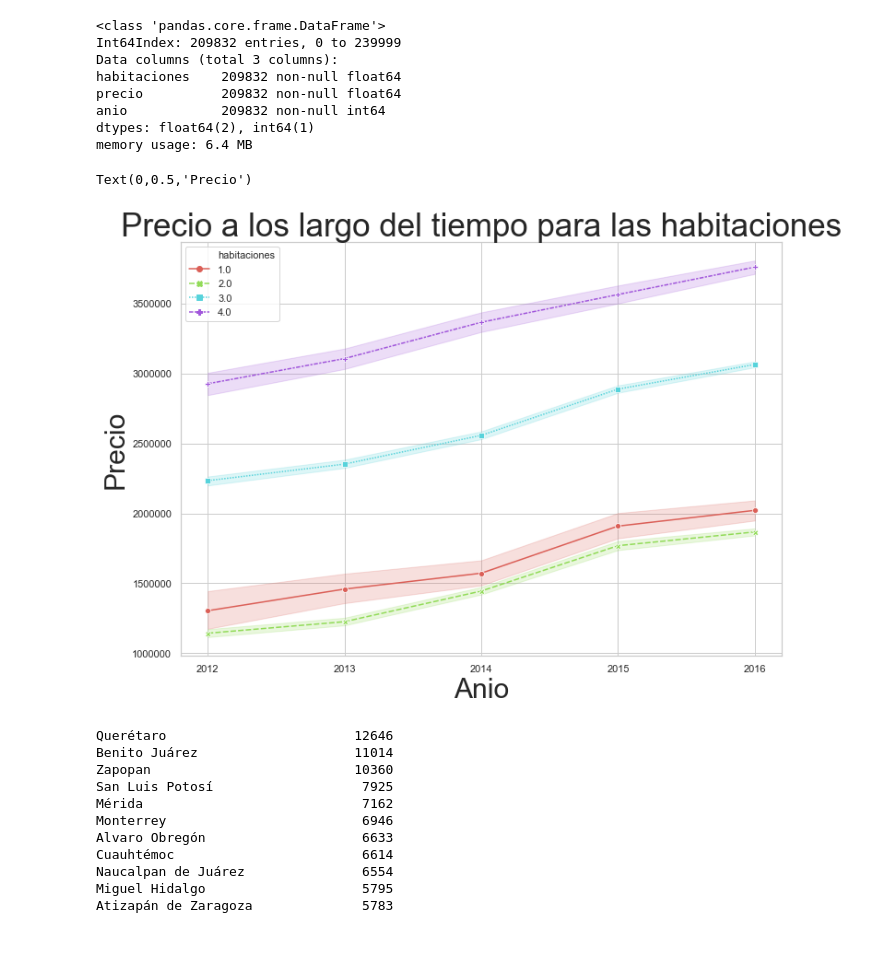
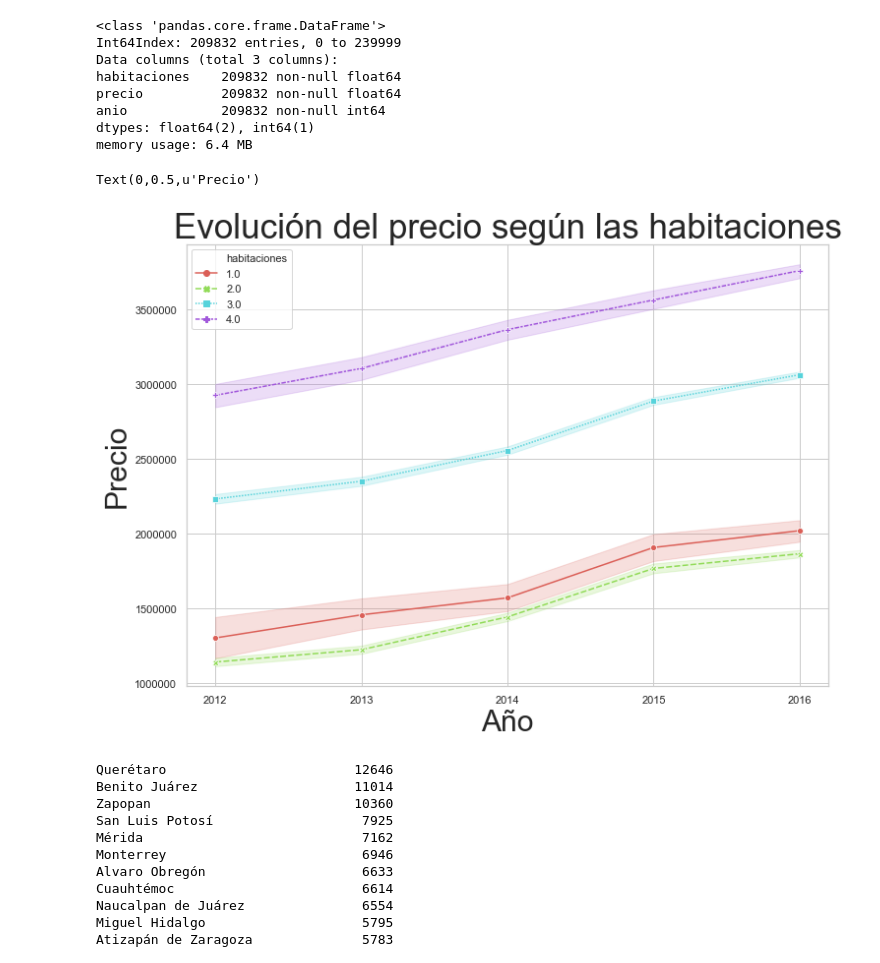
Before and after one commit to patopizzini/Organizacion_Datos_2C2019, a Jupyter notebook: TP1/TP1 Andres.ipynb, the cells around one changed output. Drawn from its saved outputs; the diff is of its cells as text; code cells hidden in the pictures.

```diff
--- a/TP1/TP1 Andres.ipynb
+++ b/TP1/TP1 Andres.ipynb
@@ -846,18 +850,18 @@ df1.loc[df1.anio == 2016, 'anio_nombre'] = '2016'
 # %%
 # Tamaño para hojas A4.
 fig, ax = plt.subplots()
 fig.set_size_inches(11.7, 8.27)
 
 sns.lineplot(x="anio_nombre", y="precio",
 hue="habitaciones", style="habitaciones", markers=True, data=df1,
 palette=sns.color_palette("hls", len(df1['habitaciones'].unique())));
 ax = plt.gca()
-ax.set_title("Precio a los largo del tiempo para las habitaciones", fontsize=35)
-ax.set_xlabel("Anio",fontsize=30)
-ax.set_ylabel("Precio", fontsize=30)
+ax.set_title(u"Evolución del precio según las habitaciones", fontsize=35)
+ax.set_xlabel(u"Año",fontsize=30)
+ax.set_ylabel(u"Precio", fontsize=30)
 # %% [output]
-Text(0,0.5,'Precio')
+Text(0,0.5,u'Precio')
-[figure, old version]
+[figure, new version]
 # %%
 df2 = zonaprop[['ciudad','precio','anio_nombre']]
 # %%
```
Also changed, not shown: parts of 11 cells of this notebook.
